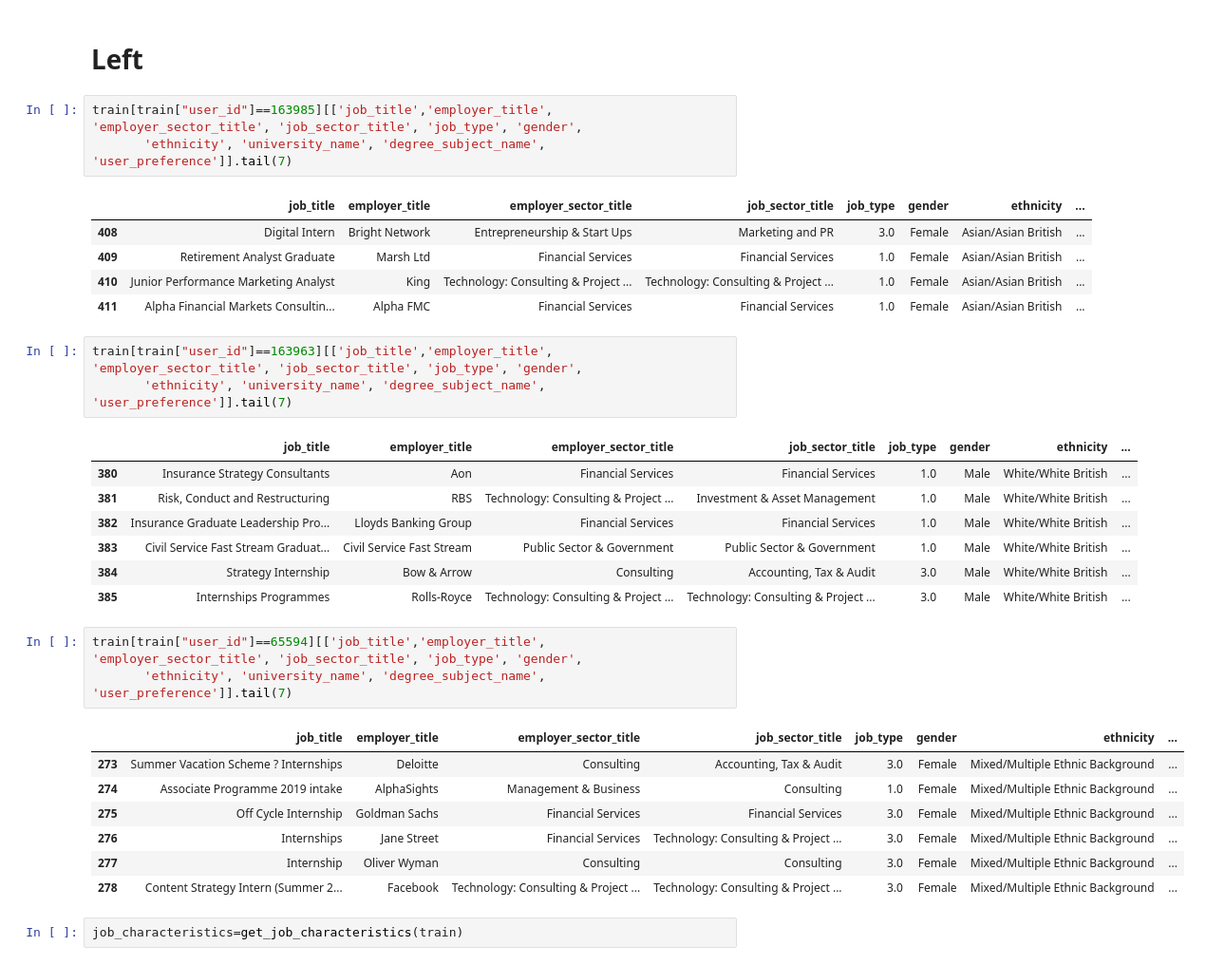
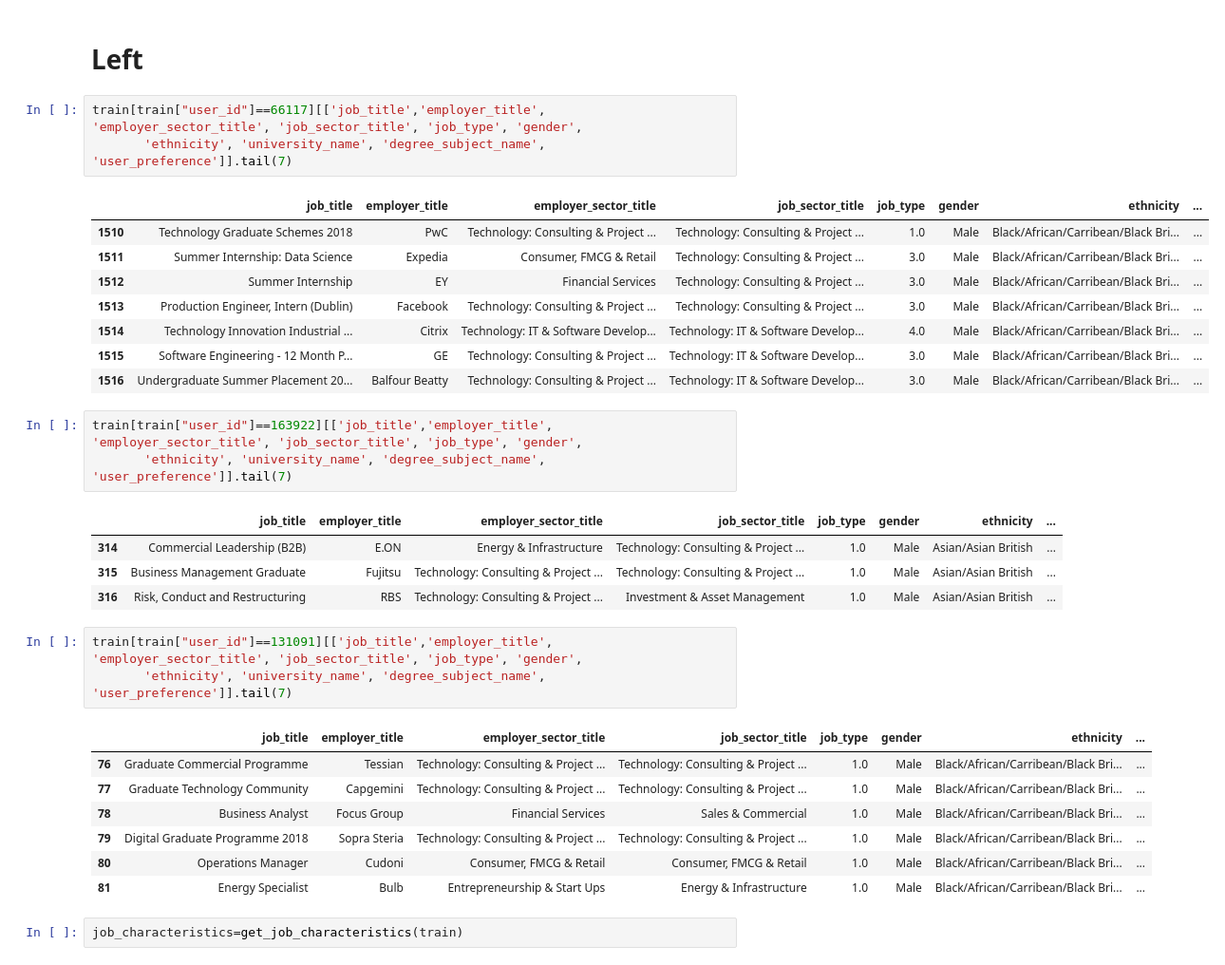
Before and after one commit to Lassanabright/Bright_Network-Data_Science, a Jupyter notebook: Word_Embedding.ipynb, the cells around one changed output. Shown: that part at 95% size. Drawn from its saved outputs; the diff is of its cells as text.

```diff
--- a/Word_Embedding.ipynb
+++ b/Word_Embedding.ipynb
@@ -275,36 +244,36 @@ train[train["user_id"]==65565][['job_title','employer_title', 'employer_sector_t
 # %% [markdown]
 # Left
 # %%
-train[train["user_id"]==163985][['job_title','employer_title', 'employer_sector_title', 'job_sector_title', 'job_type', 'gender',
+train[train["user_id"]==66117][['job_title','employer_title', 'employer_sector_title', 'job_sector_title', 'job_type', 'gender',
        'ethnicity', 'university_name', 'degree_subject_name', 'user_preference']].tail(7)
 # %% [output]
 |  | job_title | employer_title | employer_sector_title | job_sector_title | job_type | gender | ethnicity | ... |
-| 408 | Digital Intern | Bright Network | Entrepreneurship & Start Ups | Marketing and PR | 3.0 | Female | Asian/Asian British | ... |
-| 409 | Retirement Analyst Graduate | Marsh Ltd | Financial Services | Financial Services | 1.0 | Female | Asian/Asian British | ... |
-| 410 | Junior Performance Marketing Analyst | King | Technology: Consulting & Project ... | Technology: Consulting & Project ... | 1.0 | Female | Asian/Asian British | ... |
-| 411 | Alpha Financial Markets Consultin... | Alpha FMC | Financial Services | Financial Services | 1.0 | Female | Asian/Asian British | ... |
+| 1510 | Technology Graduate Schemes 2018 | PwC | Technology: Consulting & Project ... | Technology: Consulting & Project ... | 1.0 | Male | Black/African/Carribean/Black Bri... | ... |
+| 1511 | Summer Internship: Data Science | Expedia | Consumer, FMCG & Retail | Technology: Consulting & Project ... | 3.0 | Male | Black/African/Carribean/Black Bri... | ... |
+| 1512 | Summer Internship | EY | Financial Services | Technology: Consulting & Project ... | 3.0 | Male | Black/African/Carribean/Black Bri... | ... |
+| 1513 | Production Engineer, Intern (Dublin) | Facebook | Technology: Consulting & Project ... | Technology: Consulting & Project ... | 3.0 | Male | Black/African/Carribean/Black Bri... | ... |
+| 1514 | Technology Innovation Industrial ... | Citrix | Technology: IT & Software Develop... | Technology: IT & Software Develop... | 4.0 | Male | Black/African/Carribean/Black Bri... | ... |
+| 1515 | Software Engineering - 12 Month P... | GE | Technology: Consulting & Project ... | Technology: IT & Software Develop... | 3.0 | Male | Black/African/Carribean/Black Bri... | ... |
+| 1516 | Undergraduate Summer Placement 20... | Balfour Beatty | Technology: Consulting & Project ... | Technology: IT & Software Develop... | 3.0 | Male | Black/African/Carribean/Black Bri... | ... |
 # %%
-train[train["user_id"]==163963][['job_title','employer_title', 'employer_sector_title', 'job_sector_title', 'job_type', 'gender',
+train[train["user_id"]==163922][['job_title','employer_title', 'employer_sector_title', 'job_sector_title', 'job_type', 'gender',
        'ethnicity', 'university_name', 'degree_subject_name', 'user_preference']].tail(7)
 # %% [output]
 |  | job_title | employer_title | employer_sector_title | job_sector_title | job_type | gender | ethnicity | ... |
-| 380 | Insurance Strategy Consultants | Aon | Financial Services | Financial Services | 1.0 | Male | White/White British | ... |
-| 381 | Risk, Conduct and Restructuring | RBS | Technology: Consulting & Project ... | Investment & Asset Management | 1.0 | Male | White/White British | ... |
-| 382 | Insurance Graduate Leadership Pro... | Lloyds Banking Group | Financial Services | Financial Services | 1.0 | Male | White/White British | ... |
-| 383 | Civil Service Fast Stream Graduat... | Civil Service Fast Stream | Public Sector & Government | Public Sector & Government | 1.0 | Male | White/White British | ... |
-| 384 | Strategy Internship | Bow & Arrow | Consulting | Accounting, Tax & Audit | 3.0 | Male | White/White British | ... |
-| 385 | Internships Programmes | Rolls-Royce | Technology: Consulting & Project ... | Technology: Consulting & Project ... | 3.0 | Male | White/White British | ... |
+| 314 | Commercial Leadership (B2B) | E.ON | Energy & Infrastructure | Technology: Consulting & Project ... | 1.0 | Male | Asian/Asian British | ... |
+| 315 | Business Management Graduate | Fujitsu | Technology: Consulting & Project ... | Technology: Consulting & Project ... | 1.0 | Male | Asian/Asian British | ... |
+| 316 | Risk, Conduct and Restructuring | RBS | Technology: Consulting & Project ... | Investment & Asset Management | 1.0 | Male | Asian/Asian British | ... |
 # %%
-train[train["user_id"]==65594][['job_title','employer_title', 'employer_sector_title', 'job_sector_title', 'job_type', 'gender',
+train[train["user_id"]==131091][['job_title','employer_title', 'employer_sector_title', 'job_sector_title', 'job_type', 'gender',
        'ethnicity', 'university_name', 'degree_subject_name', 'user_preference']].tail(7)
 # %% [output]
 |  | job_title | employer_title | employer_sector_title | job_sector_title | job_type | gender | ethnicity | ... |
-| 273 | Summer Vacation Scheme ? Internships | Deloitte | Consulting | Accounting, Tax & Audit | 3.0 | Female | Mixed/Multiple Ethnic Background | ... |
-| 274 | Associate Programme 2019 intake | AlphaSights | Management & Business | Consulting | 1.0 | Female | Mixed/Multiple Ethnic Background | ... |
-| 275 | Off Cycle Internship | Goldman Sachs | Financial Services | Financial Services | 3.0 | Female | Mixed/Multiple Ethnic Background | ... |
-| 276 | Internships | Jane Street | Financial Services | Technology: Consulting & Project ... | 3.0 | Female | Mixed/Multiple Ethnic Background | ... |
-| 277 | Internship | Oliver Wyman | Consulting | Consulting | 3.0 | Female | Mixed/Multiple Ethnic Background | ... |
-| 278 | Content Strategy Intern (Summer 2... | Facebook | Technology: Consulting & Project ... | Technology: Consulting & Project ... | 3.0 | Female | Mixed/Multiple Ethnic Background | ... |
+| 76 | Graduate Commercial Programme | Tessian | Technology: Consulting & Project ... | Technology: Consulting & Project ... | 1.0 | Male | Black/African/Carribean/Black Bri... | ... |
+| 77 | Graduate Technology Community | Capgemini | Technology: Consulting & Project ... | Technology: Consulting & Project ... | 1.0 | Male | Black/African/Carribean/Black Bri... | ... |
+| 78 | Business Analyst | Focus Group | Financial Services | Sales & Commercial | 1.0 | Male | Black/African/Carribean/Black Bri... | ... |
+| 79 | Digital Graduate Programme 2018 | Sopra Steria | Technology: Consulting & Project ... | Technology: Consulting & Project ... | 1.0 | Male | Black/African/Carribean/Black Bri... | ... |
+| 80 | Operations Manager | Cudoni | Consumer, FMCG & Retail | Consumer, FMCG & Retail | 1.0 | Male | Black/African/Carribean/Black Bri... | ... |
+| 81 | Energy Specialist | Bulb | Entrepreneurship & Start Ups | Energy & Infrastructure | 1.0 | Male | Black/African/Carribean/Black Bri... | ... |
 # %%
 job_characteristics=get_job_characteristics(train)
 # %%
```
Also changed, not shown: parts of 11 cells of this notebook, 1 other file.
